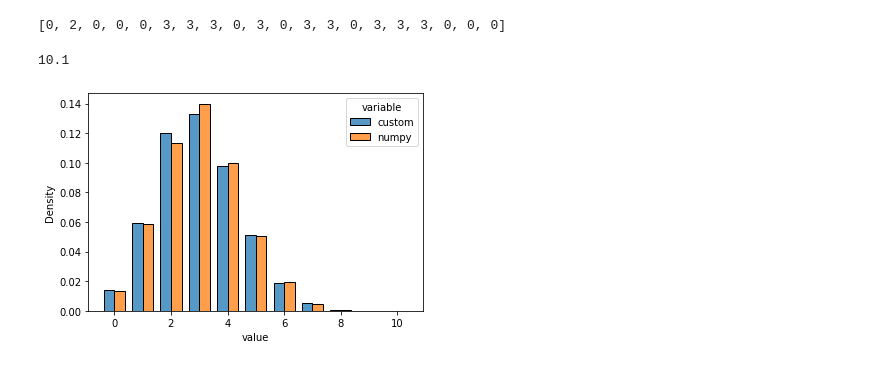
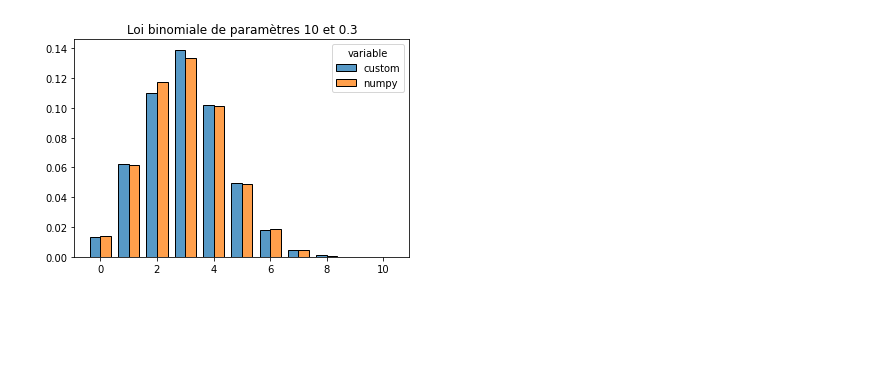
Before and after one commit to lgarcin/lgarcin.github.io, a Jupyter notebook: notebooks/simulation.ipynb, the cells around one changed output. Saved outputs shown, nothing was run; the diff lists cells and outputs as text; code cells hidden in the pictures; blank space fills up the shorter version.

```diff
--- a/notebooks/simulation.ipynb
+++ b/notebooks/simulation.ipynb
@@ -44,10 +35,6 @@ def fini(proba):
       break
     sp+=p/s
   return n-1
-# %%
-[fini([10,1,1,10]) for _ in range(20)]
-# %% [output]
-[0, 2, 0, 0, 0, 3, 3, 3, 0, 3, 0, 3, 3, 0, 3, 3, 3, 0, 0, 0]
 # %%
 def infini(proba):
     r=random()
@@ -57,8 +44,3 @@ def infini(proba):
         n+=1
         s+=proba(n)
     return n
-# %%
-p=.1
-sum([infini(lambda n: 0 if n==0 else (1-p)**(n-1)*p) for _ in range(20)])/20
-# %% [output]
-10.1
@@ -65,20 +52,21 @@ sum([infini(lambda n: 0 if n==0 else (1-p)**(n-1)*p) for _ in range(20)])/20
 # %%
-import seaborn as sns
-import pandas as pd
-import numpy as np
-
 N=10000
 n=10
 p=.3
 df = pd.DataFrame({
     "custom": np.array([binomial(n,p) for _ in range(N)]),
     "numpy": np.random.binomial(n,p,N)
 })
-sns.histplot(df.melt(),
-        x='value', hue='variable', y='frequency',
-        multiple='dodge',
-        shrink=.75,
-        bins=np.arange(-0.5, n+1.5, 1.),
-        stat='density');
+sns.histplot(
+    df.melt(),
+    x='value',hue='variable',
+    multiple='dodge',
+    shrink=.75,
+    bins=np.arange(-0.5, n+1.5, 1.),
+    stat='density',)
+plt.title('Loi binomiale de paramètres '+str(n)+' et '+str(p))
+plt.xlabel(None)
+plt.ylabel(None)
+plt.savefig('../images/2022/03/binomiale.png')
 # %% [output]
-[figure, old version]
+[figure, new version]
```
Also changed, not shown: parts of 5 cells of this notebook, 8 other files.
